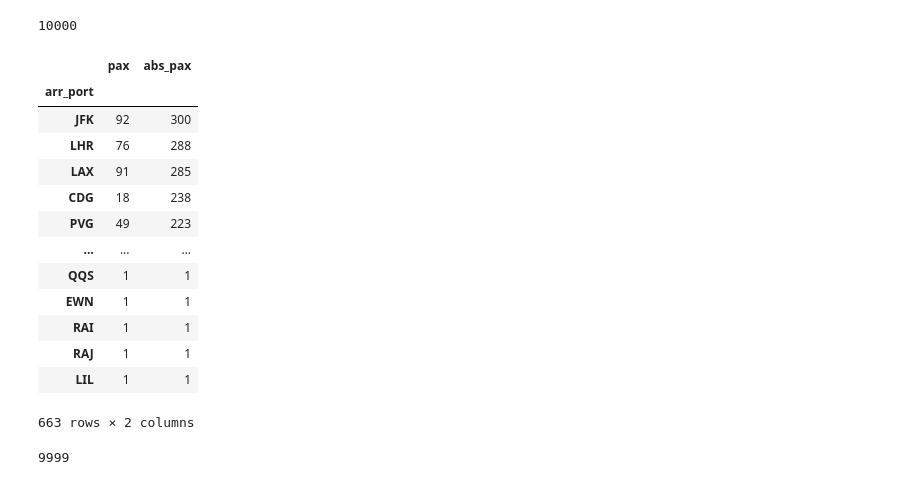
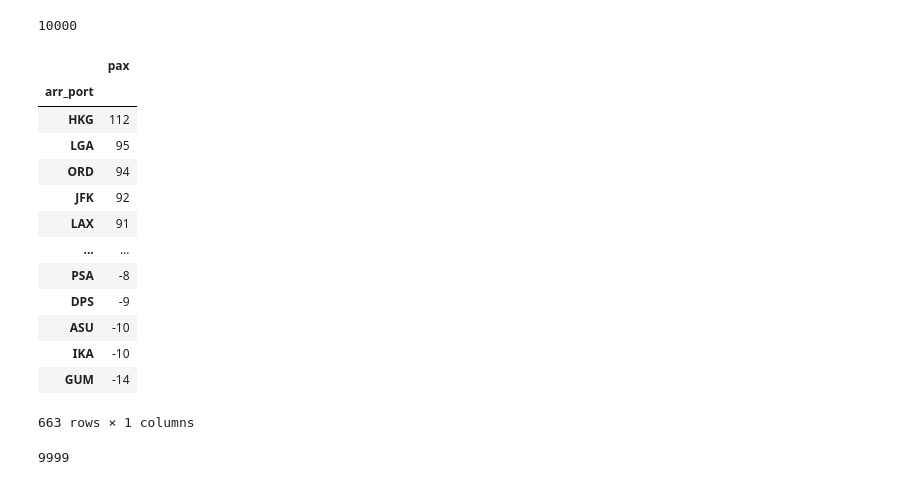
Before and after one commit to malonsol/mario, a Jupyter notebook: challenge/DS_Challenge_Mario.ipynb, the cells around one changed output. Saved outputs shown, nothing was run; the diff lists cells and outputs as text; code cells hidden in the pictures.

```diff
--- a/challenge/DS_Challenge_Mario.ipynb
+++ b/challenge/DS_Challenge_Mario.ipynb
@@ -377,6 +377,7 @@ tp = pd.read_csv('/home/dsc/Data/challenge/bookings.csv.bz2', usecols=['arr_port
 filas = 0
 iter_max = 1e8 # Usar '5' para test
 
+df_all = pd.DataFrame()
 for k, chunk in tqdm(enumerate(tp)):
     # print(len(chunk)) # Comprobador
     new_cols = []
@@ -385,12 +386,9 @@ for k, chunk in tqdm(enumerate(tp)):
         new_cols.append(new_col)
     chunk.columns = new_cols
     chunk['arr_port'] = chunk['arr_port'].str.strip()
-    chunk['abs_pax'] = chunk['pax'].abs()
-    group_chunk = chunk.groupby(['arr_port']).sum().sort_values(by='abs_pax', ascending=False)
-    if k == 0:
-        df_all = group_chunk
-    elif k > 1:
-        df_all.append(group_chunk, ignore_index=True)
+    # chunk['abs_pax'] = chunk['pax'].abs() # Se elimina esto para que las cancelaciones resten, anulándose
+    group_chunk = chunk.groupby(['arr_port']).sum().sort_values(by='pax', ascending=False)
+    df_all = df_all.append(group_chunk, ignore_index=True)
 
     if k == iter_max: # Comprobador
         break # Comprobador
@@ -401,22 +399,22 @@ filas
 # %% [output]
 10000
 # %%
-df_all.sort_values(by='abs_pax', ascending=False)
+df_all.sort_values(by='pax', ascending=False)
 # %% [output]
-|  | pax | abs_pax |
-| arr_port |  |  |
-| JFK | 92 | 300 |
-| LHR | 76 | 288 |
-| LAX | 91 | 285 |
-| CDG | 18 | 238 |
-| PVG | 49 | 223 |
-| ... | ... | ... |
-| QQS | 1 | 1 |
-| EWN | 1 | 1 |
-| RAI | 1 | 1 |
-| RAJ | 1 | 1 |
-| LIL | 1 | 1 |
+|  | pax |
+| arr_port |  |
+| HKG | 112 |
+| LGA | 95 |
+| ORD | 94 |
+| JFK | 92 |
+| LAX | 91 |
+| ... | ... |
+| PSA | -8 |
+| DPS | -9 |
+| ASU | -10 |
+| IKA | -10 |
+| GUM | -14 |
-663 rows × 2 columns
+663 rows × 1 columns
 # %%
 df.shape[0]
 # %% [output]
```
Also changed, not shown: parts of 11 cells of this notebook.
